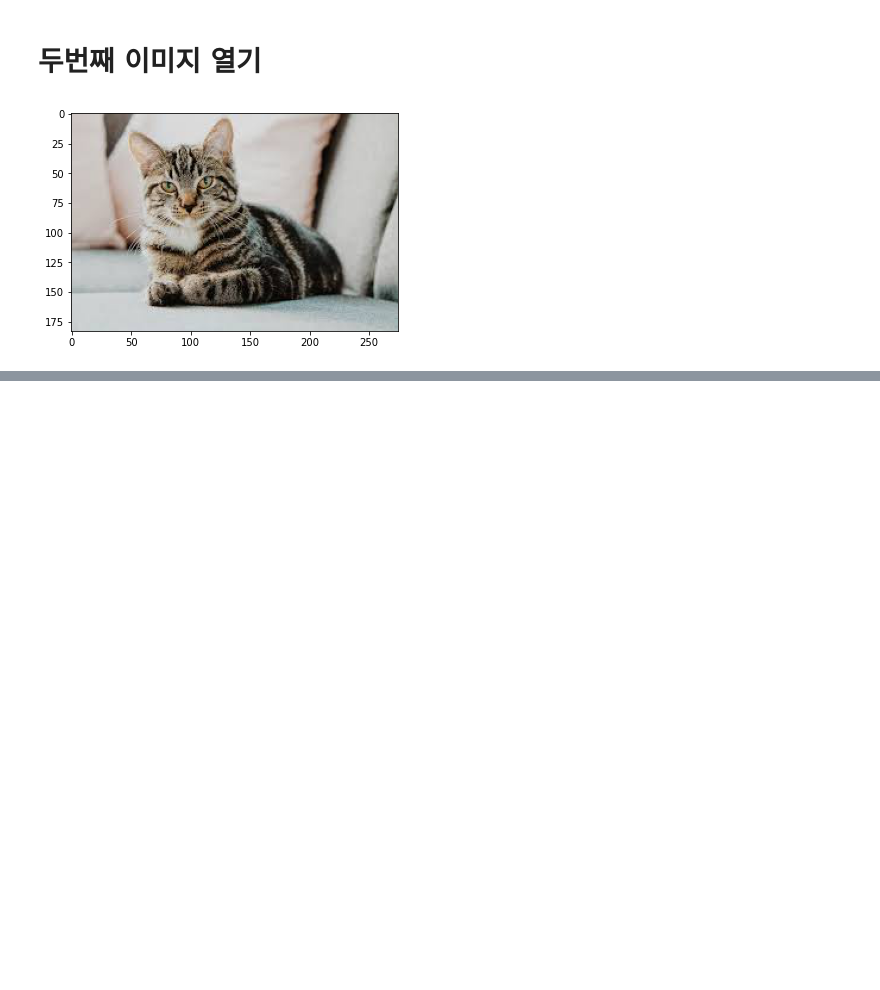
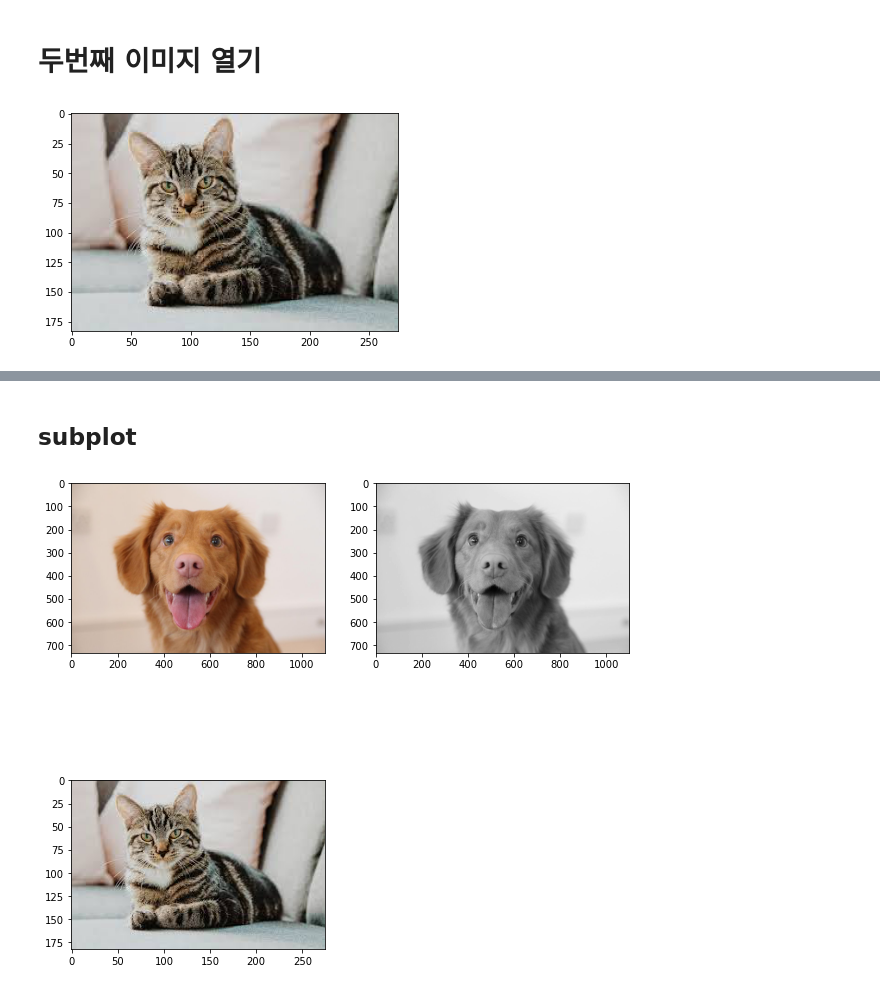
Before and after one commit to Huni0318/Deep-learning, a Jupyter notebook: preparation/이미지 시각화.ipynb, the cells around one changed output, grey strips where cells are left out. Drawn from its saved outputs; the diff is of its cells as text; code cells hidden in the pictures; blank space fills up the shorter version.

```diff
--- a/preparation/이미지 시각화.ipynb
+++ b/preparation/이미지 시각화.ipynb
@@ -145,0 +176,13 @@ image.shape
+# %% [markdown]
+## subplot
+# %%
+plt.figure(figsize=(10,10))
+plt.subplot(221)
+plt.imshow(image)
+plt.subplot(222)
+plt.imshow(image_bw,'gray')
+plt.subplot(223)
+plt.imshow(cat_image)
+plt.show()
+# %% [output]
+[figure, added]
```
Also changed, not shown: parts of 12 cells of this notebook.
